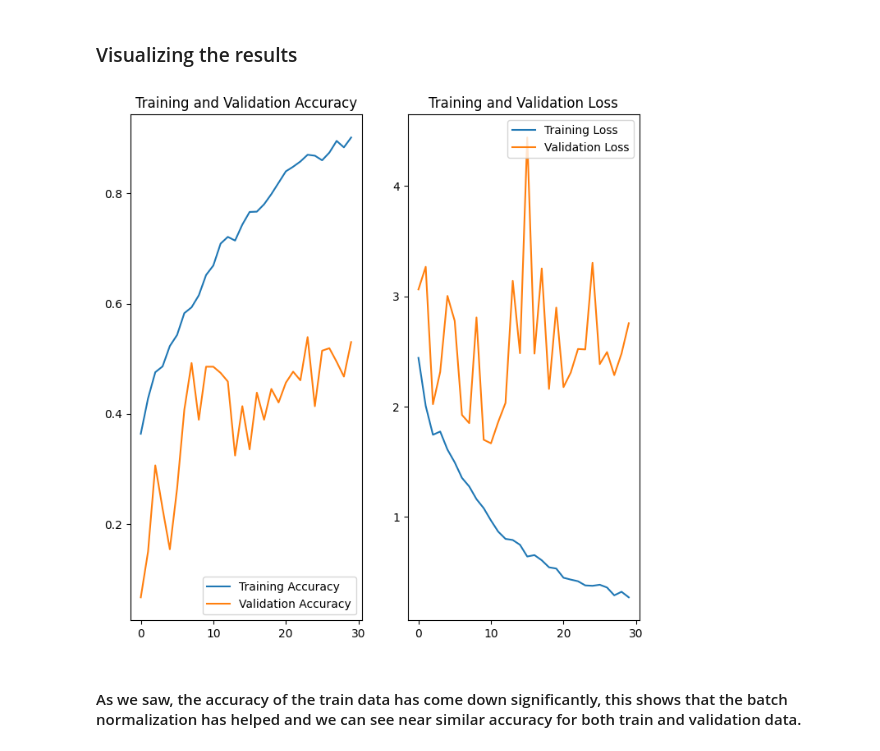
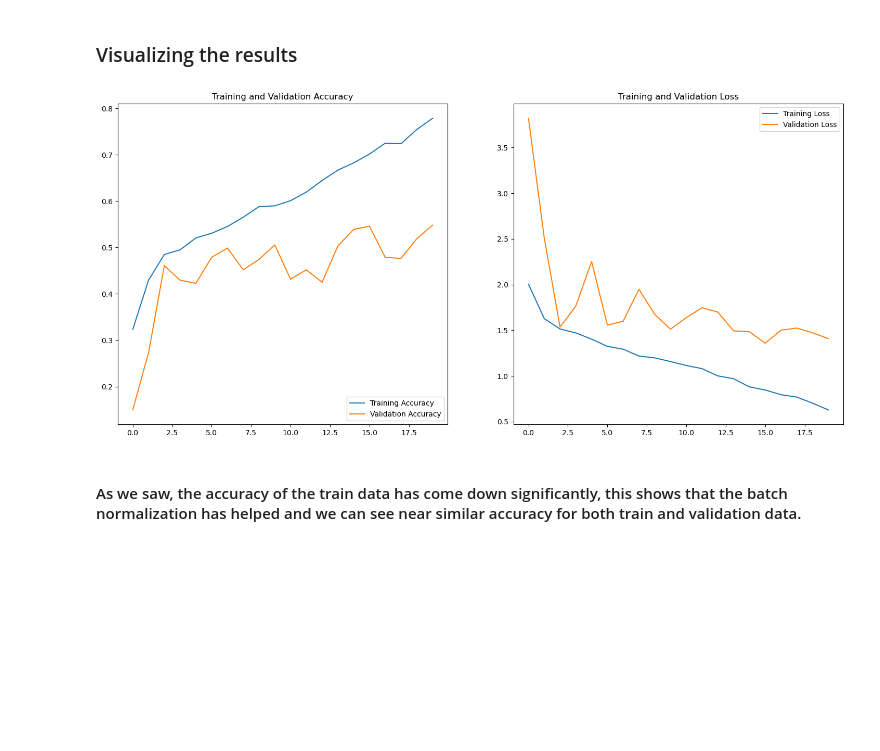
Before and after one commit to SandeepGitGuy/Melanoma_Detection_CNN_Assignment, a Jupyter notebook: Sandeep_B_NN.ipynb, the cells around one changed output. Cells and saved outputs as stored; diff of their text form; code cells hidden in the pictures; blank space fills up the shorter version.

```diff
--- a/Sandeep_B_NN.ipynb
+++ b/Sandeep_B_NN.ipynb
@@ -279,9 +297,10 @@ model.add(Dense(9, activation = "softmax"))
 # %% [markdown]
 ### Compiling the model
 # %%
-# Compile model
-
-model.compile(optimizer='Adam', loss=tf.keras.losses.SparseCategoricalCrossentropy, metrics=['accuracy'])
+### Lets choose an appropirate optimiser and loss function
+model.compile(optimizer='Adam',
+              loss=tf.keras.losses.SparseCategoricalCrossentropy(from_logits=True),
+              metrics=['accuracy'])
 # %% [markdown]
 ### Training the model
 # %%
@@ -311,27 +330,27 @@ Epoch 30/30
 # %%
 acc = history.history['accuracy']
 val_acc = history.history['val_accuracy']
 
 loss = history.history['loss']
 val_loss = history.history['val_loss']
 
-epochs_range = range(30)
+epochs_range = range(20)
 
-plt.figure(figsize=(8, 8))
+plt.figure(figsize=(18, 8))
 plt.subplot(1, 2, 1)
 plt.plot(epochs_range, acc, label='Training Accuracy')
 plt.plot(epochs_range, val_acc, label='Validation Accuracy')
 plt.legend(loc='lower right')
 plt.title('Training and Validation Accuracy')
 
 plt.subplot(1, 2, 2)
 plt.plot(epochs_range, loss, label='Training Loss')
 plt.plot(epochs_range, val_loss, label='Validation Loss')
 plt.legend(loc='upper right')
 plt.title('Training and Validation Loss')
 plt.show()
 # %% [output]
-[figure, old version]
+[figure, new version]
 # %% [markdown]
 #### As we saw, the accuracy of the train data has come down significantly, this shows that the batch normalization has helped and we can see near similar accuracy for both train and validation data.
 # %% [markdown]
```
Also changed, not shown: parts of 15 cells of this notebook.
